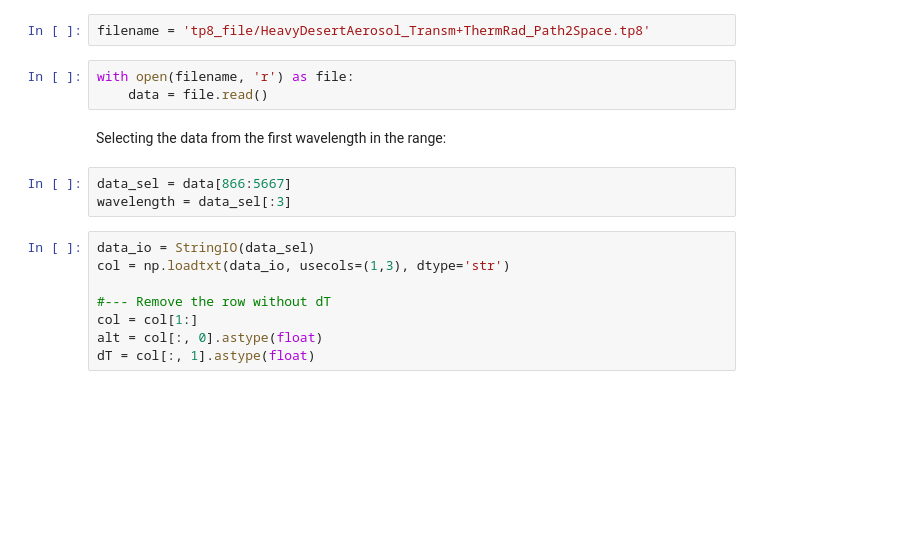
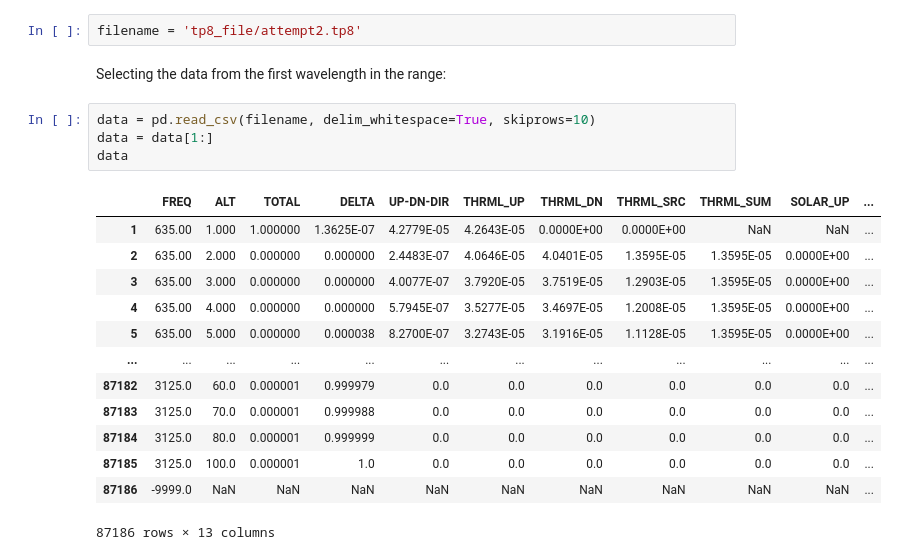
Before and after one commit to jesseturner/FalseLowClouds, a Jupyter notebook: modtran/Weighting_Function.ipynb, the cells around one changed output. Cells and saved outputs as stored; diff of their text form; blank space fills up the shorter version.

```diff
--- a/modtran/Weighting_Function.ipynb
+++ b/modtran/Weighting_Function.ipynb
@@ -5,18 +6,22 @@ import matplotlib.pyplot as plt
 # %%
-filename = 'tp8_file/HeavyDesertAerosol_Transm+ThermRad_Path2Space.tp8'
+filename = 'tp8_file/attempt2.tp8'
-# %%
-with open(filename, 'r') as file:
-    data = file.read()
 # %% [markdown]
 Selecting the data from the first wavelength in the range:
-# %%
-data_sel = data[866:5667]
-wavelength = data_sel[:3]
-# %%
-data_io = StringIO(data_sel)
-col = np.loadtxt(data_io, usecols=(1,3), dtype='str')
-
-#--- Remove the row without dT
-col = col[1:]
-alt = col[:, 0].astype(float)
-dT = col[:, 1].astype(float)
+# %%
+data = pd.read_csv(filename, delim_whitespace=True, skiprows=10)
+data = data[1:]
+data
+# %% [output]
+|  | FREQ | ALT | TOTAL | DELTA | UP-DN-DIR | THRML_UP | THRML_DN | THRML_SRC | THRML_SUM | SOLAR_UP | ... |
+| 1 | 635.00 | 1.000 | 1.000000 | 1.3625E-07 | 4.2779E-05 | 4.2643E-05 | 0.0000E+00 | 0.0000E+00 | NaN | NaN | ... |
+| 2 | 635.00 | 2.000 | 0.000000 | 0.000000 | 2.4483E-07 | 4.0646E-05 | 4.0401E-05 | 1.3595E-05 | 1.3595E-05 | 0.0000E+00 | ... |
+| 3 | 635.00 | 3.000 | 0.000000 | 0.000000 | 4.0077E-07 | 3.7920E-05 | 3.7519E-05 | 1.2903E-05 | 1.3595E-05 | 0.0000E+00 | ... |
+| 4 | 635.00 | 4.000 | 0.000000 | 0.000000 | 5.7945E-07 | 3.5277E-05 | 3.4697E-05 | 1.2008E-05 | 1.3595E-05 | 0.0000E+00 | ... |
+| 5 | 635.00 | 5.000 | 0.000000 | 0.000038 | 8.2700E-07 | 3.2743E-05 | 3.1916E-05 | 1.1128E-05 | 1.3595E-05 | 0.0000E+00 | ... |
+| ... | ... | ... | ... | ... | ... | ... | ... | ... | ... | ... | ... |
+| 87182 | 3125.0 | 60.0 | 0.000001 | 0.999979 | 0.0 | 0.0 | 0.0 | 0.0 | 0.0 | 0.0 | ... |
+| 87183 | 3125.0 | 70.0 | 0.000001 | 0.999988 | 0.0 | 0.0 | 0.0 | 0.0 | 0.0 | 0.0 | ... |
+| 87184 | 3125.0 | 80.0 | 0.000001 | 0.999999 | 0.0 | 0.0 | 0.0 | 0.0 | 0.0 | 0.0 | ... |
+| 87185 | 3125.0 | 100.0 | 0.000001 | 1.0 | 0.0 | 0.0 | 0.0 | 0.0 | 0.0 | 0.0 | ... |
+| 87186 | -9999.0 | NaN | NaN | NaN | NaN | NaN | NaN | NaN | NaN | NaN | ... |
+87186 rows × 13 columns
```
Also changed, not shown: parts of 5 cells of this notebook, 5 other files.
